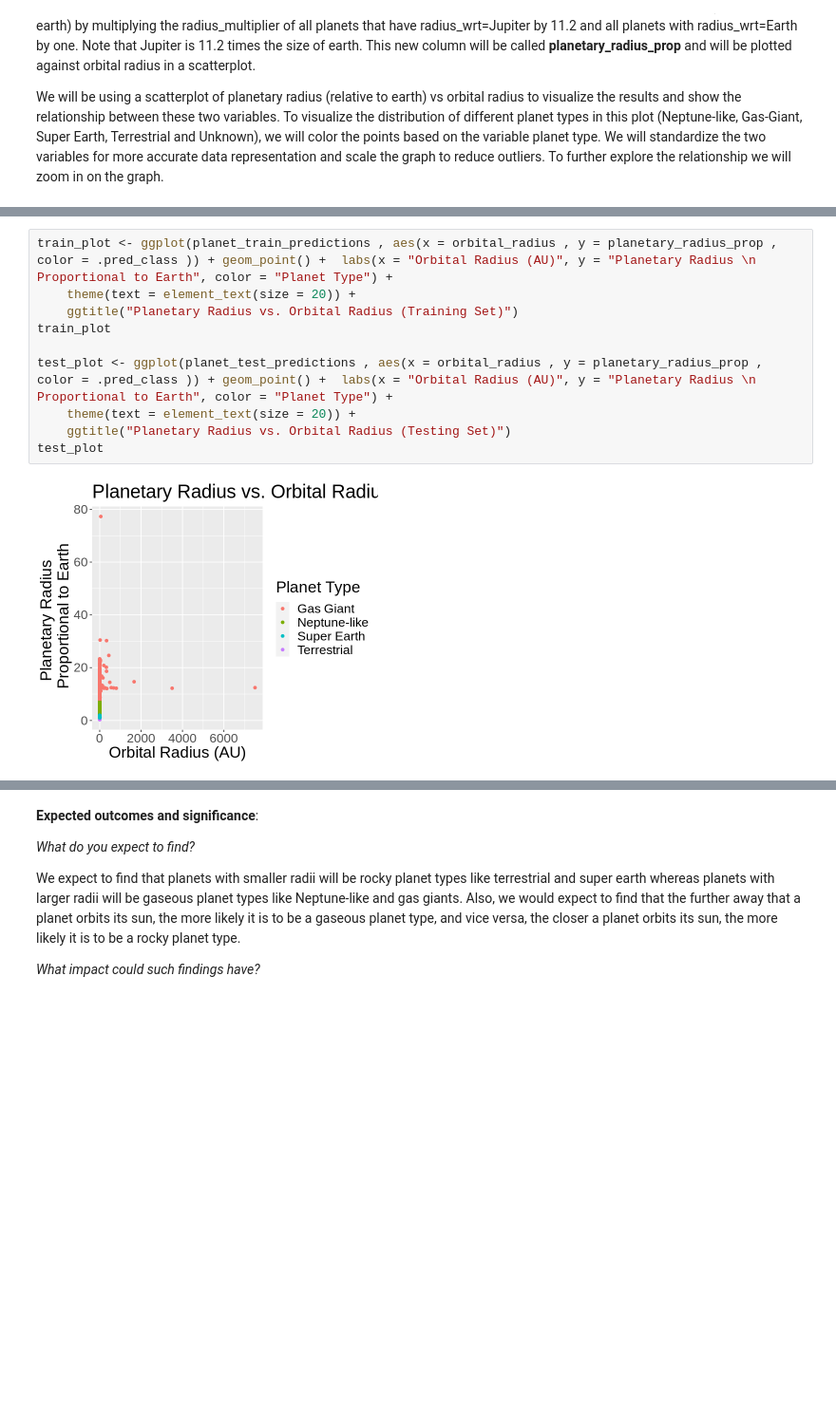
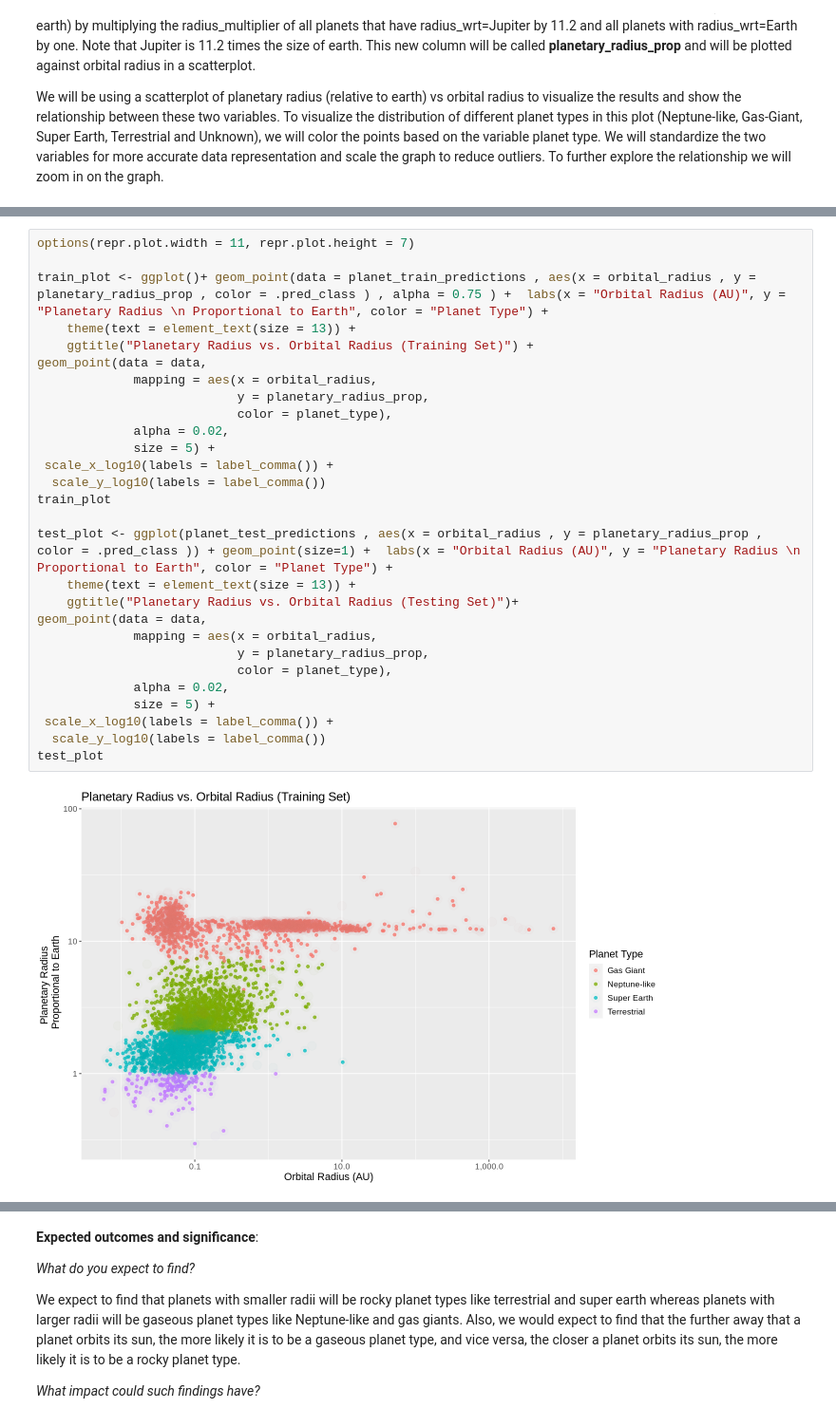
Before and after one commit to karembryo/dsci-project, a Jupyter notebook: group_43_project_report (1).ipynb, the cells around one changed output, grey strips where cells are left out. Shown at 95% size. Cells and saved outputs as stored; diff of their text form; blank space fills up the shorter version.

```diff
--- a/group_43_project_report (1).ipynb
+++ b/group_43_project_report (1).ipynb
@@ -276,12 +266,30 @@ A tibble: 6 × 15
 # %%
-train_plot <- ggplot(planet_train_predictions , aes(x = orbital_radius , y = planetary_radius_prop , color = .pred_class )) + geom_point() +  labs(x = "Orbital Radius (AU)", y = "Planetary Radius \n Proportional to Earth", color = "Planet Type") +
-    theme(text = element_text(size = 20)) +
-    ggtitle("Planetary Radius vs. Orbital Radius (Training Set)")
+options(repr.plot.width = 11, repr.plot.height = 7)
+
+train_plot <- ggplot()+ geom_point(data = planet_train_predictions , aes(x = orbital_radius , y = planetary_radius_prop , color = .pred_class ) , alpha = 0.75 ) +  labs(x = "Orbital Radius (AU)", y = "Planetary Radius \n Proportional to Earth", color = "Planet Type") +
+    theme(text = element_text(size = 13)) +
+    ggtitle("Planetary Radius vs. Orbital Radius (Training Set)") +
+geom_point(data = data,
+             mapping = aes(x = orbital_radius,
+                           y = planetary_radius_prop,
+                           color = planet_type),
+             alpha = 0.02,
+             size = 5) +
+ scale_x_log10(labels = label_comma()) +
+  scale_y_log10(labels = label_comma())
 train_plot
 
-test_plot <- ggplot(planet_test_predictions , aes(x = orbital_radius , y = planetary_radius_prop , color = .pred_class )) + geom_point() +  labs(x = "Orbital Radius (AU)", y = "Planetary Radius \n Proportional to Earth", color = "Planet Type") +
-    theme(text = element_text(size = 20)) +
-    ggtitle("Planetary Radius vs. Orbital Radius (Testing Set)")
+test_plot <- ggplot(planet_test_predictions , aes(x = orbital_radius , y = planetary_radius_prop , color = .pred_class )) + geom_point(size=1) +  labs(x = "Orbital Radius (AU)", y = "Planetary Radius \n Proportional to Earth", color = "Planet Type") +
+    theme(text = element_text(size = 13)) +
+    ggtitle("Planetary Radius vs. Orbital Radius (Testing Set)")+
+geom_point(data = data,
+             mapping = aes(x = orbital_radius,
+                           y = planetary_radius_prop,
+                           color = planet_type),
+             alpha = 0.02,
+             size = 5) +
+ scale_x_log10(labels = label_comma()) +
+  scale_y_log10(labels = label_comma())
 test_plot
 # %% [output]
-[figure, old version]
+[figure, new version]
```
Also changed, not shown: parts of 4 cells of this notebook.
